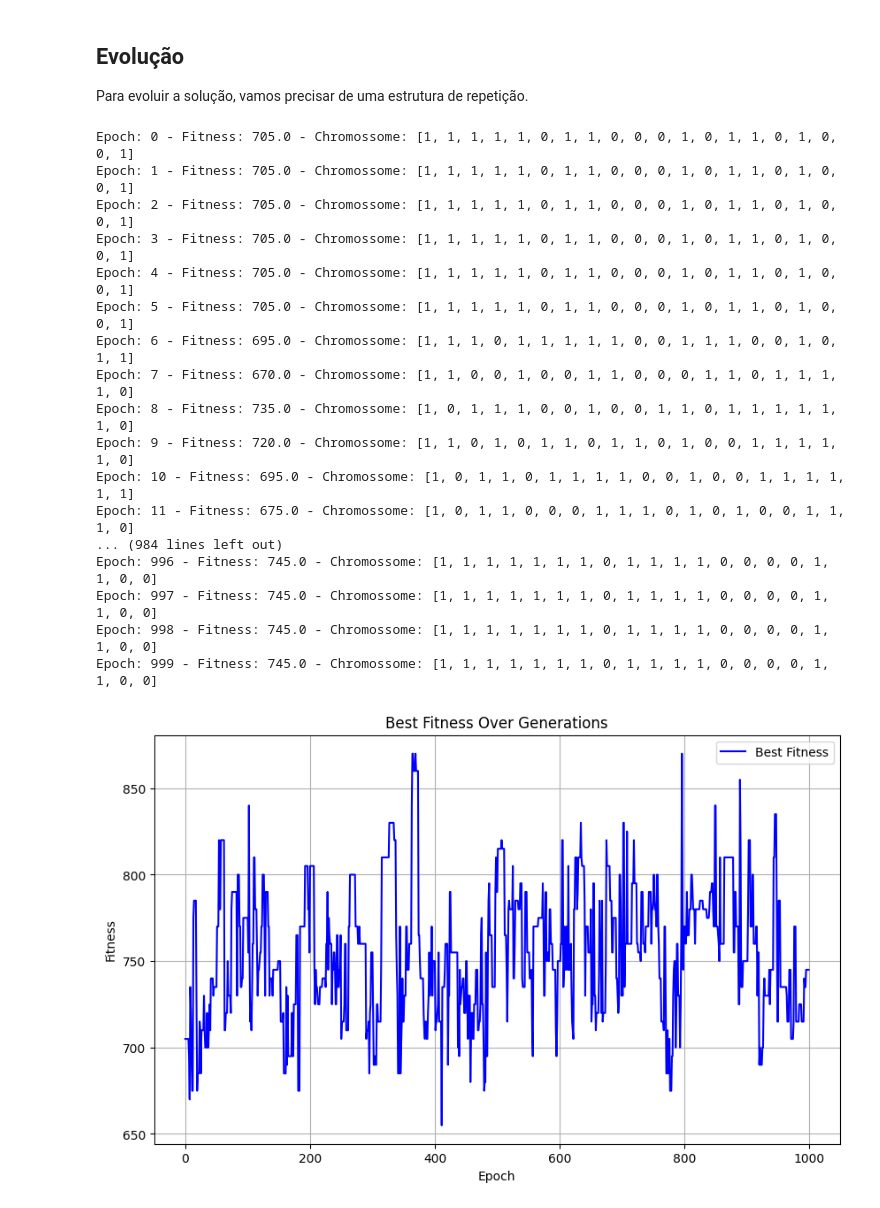
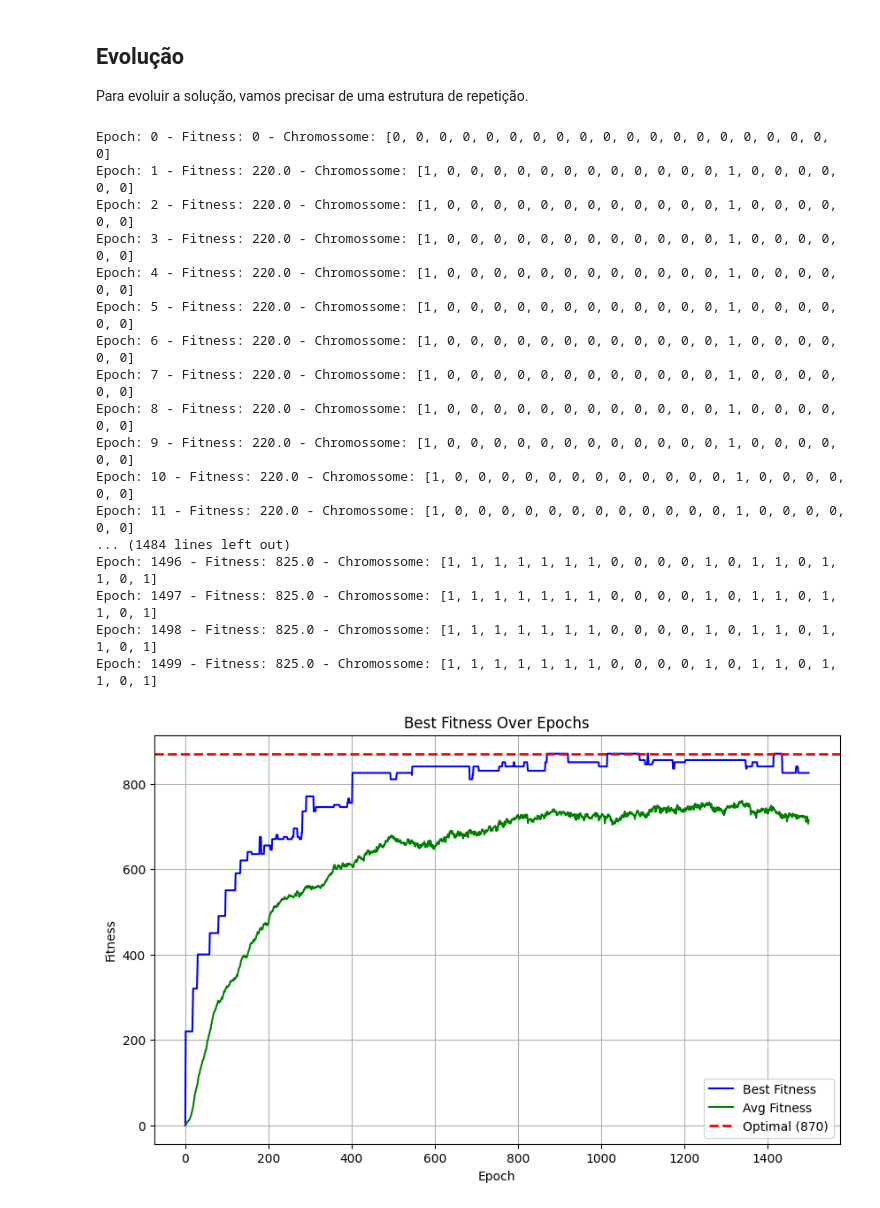
Before and after one commit to TiFalcom/ml-knapsack-problem, a Jupyter notebook: notebooks/knapsack-problem.ipynb, the cells around one changed output. Cells and saved outputs as stored; diff of their text form; code cells hidden in the pictures.

Commit message:
feat: graphical analysis

```diff
--- a/notebooks/knapsack-problem.ipynb
+++ b/notebooks/knapsack-problem.ipynb
@@ -236,13 +272,14 @@ select(chromosomes, 5, 0.1, 0.6, 777)
 ## Log Data
 Também será necessário salvar os dados, para que possamos observar a evolução da solução ao longo das gerações.
 # %%
-def log_data(epoch, chromosomes, fathers_next_gen, mutation_prob, crossover_prob, random_state=None):
+def log_data(epoch, chromosomes, fathers_next_gen, mutation_prob, crossover_prob, warm_start, random_state):
     for chromosome in chromosomes:
         chromosome.get_metrics()
 
     best_chromosome = max(chromosomes)
+    avg_fitness = np.mean([chromosome.fitness for chromosome in chromosomes])
     print_log = f'''Epoch: {epoch} - Fitness: {best_chromosome.fitness} - Chromossome: {best_chromosome.genes}'''
-    data_log = [epoch, best_chromosome.fitness, best_chromosome.genes, len(chromosomes), fathers_next_gen, mutation_prob, crossover_prob, random_state]
+    data_log = [epoch, best_chromosome.fitness, avg_fitness, best_chromosome.genes, len(chromosomes), fathers_next_gen, mutation_prob, crossover_prob, warm_start, random_state]
 
     print(print_log)
     return data_log
@@ -250,53 +287,57 @@ def log_data(epoch, chromosomes, fathers_next_gen, mutation_prob, crossover_prob
 ## Evolução
 Para evoluir a solução, vamos precisar de uma estrutura de repetição.
 # %%
-def evolve(epochs, chromosomes_len, fathers_next_gen, mutation_prob, crossover_prob, random_state=None):
+def evolve(epochs, chromosomes_len, fathers_next_gen, mutation_prob, crossover_prob, warm_start=False, random_state=None):
 
     random.seed(random_state)
     chromosomes = [
-        Chromosome(items, 15, random.randint(0, int(1e9))) for _ in range(chromosomes_len)
+        Chromosome(items, 15,
+                   warm_start=warm_start,
+                   random_state=random.randint(0, int(1e9))) for _ in range(chromosomes_len)
     ]
 
     data_log = []
     for epoch in range(epochs):
-        data_log.append(log_data(epoch, chromosomes, fathers_next_gen, mutation_prob, crossover_prob, random_state))
+        data_log.append(log_data(epoch, chromosomes, fathers_next_gen, mutation_prob, crossover_prob, warm_start, random_state))
         chromosomes = select(chromosomes, fathers_next_gen, mutation_prob, crossover_prob, random_state)
 
     return data_log
 # %%
 # Depois de um tempo ele ta parando de mudar, precisa entender o pq
 # Ele ta evoluindo ao contrário, entender o pq tbm
-data_log = evolve(1000, 50, 25, 0.05, 0.05)
+data_log = evolve(1500, 200, 180, 0.01, 0.01)
 # %% [output]
-Epoch: 0 - Fitness: 705.0 - Chromossome: [1, 1, 1, 1, 1, 0, 1, 1, 0, 0, 0, 1, 0, 1, 1, 0, 1, 0, 0, 1]
-Epoch: 1 - Fitness: 705.0 - Chromossome: [1, 1, 1, 1, 1, 0, 1, 1, 0, 0, 0, 1, 0, 1, 1, 0, 1, 0, 0, 1]
-Epoch: 2 - Fitness: 705.0 - Chromossome: [1, 1, 1, 1, 1, 0, 1, 1, 0, 0, 0, 1, 0, 1, 1, 0, 1, 0, 0, 1]
-Epoch: 3 - Fitness: 705.0 - Chromossome: [1, 1, 1, 1, 1, 0, 1, 1, 0, 0, 0, 1, 0, 1, 1, 0, 1, 0, 0, 1]
-Epoch: 4 - Fitness: 705.0 - Chromossome: [1, 1, 1, 1, 1, 0, 1, 1, 0, 0, 0, 1, 0, 1, 1, 0, 1, 0, 0, 1]
-Epoch: 5 - Fitness: 705.0 - Chromossome: [1, 1, 1, 1, 1, 0, 1, 1, 0, 0, 0, 1, 0, 1, 1, 0, 1, 0, 0, 1]
-Epoch: 6 - Fitness: 695.0 - Chromossome: [1, 1, 1, 0, 1, 1, 1, 1, 1, 0, 0, 1, 1, 1, 0, 0, 1, 0, 1, 1]
-Epoch: 7 - Fitness: 670.0 - Chromossome: [1, 1, 0, 0, 1, 0, 0, 1, 1, 0, 0, 0, 1, 1, 0, 1, 1, 1, 1, 0]
-Epoch: 8 - Fitness: 735.0 - Chromossome: [1, 0, 1, 1, 1, 0, 0, 1, 0, 0, 1, 1, 0, 1, 1, 1, 1, 1, 1, 0]
-Epoch: 9 - Fitness: 720.0 - Chromossome: [1, 1, 0, 1, 0, 1, 1, 0, 1, 1, 0, 1, 0, 0, 1, 1, 1, 1, 1, 0]
-Epoch: 10 - Fitness: 695.0 - Chromossome: [1, 0, 1, 1, 0, 1, 1, 1, 1, 0, 0, 1, 0, 0, 1, 1, 1, 1, 1, 1]
-Epoch: 11 - Fitness: 675.0 - Chromossome: [1, 0, 1, 1, 0, 0, 0, 1, 1, 1, 0, 1, 0, 1, 0, 0, 1, 1, 1, 0]
-... (984 lines left out)
-Epoch: 996 - Fitness: 745.0 - Chromossome: [1, 1, 1, 1, 1, 1, 1, 0, 1, 1, 1, 1, 0, 0, 0, 0, 1, 1, 0, 0]
-Epoch: 997 - Fitness: 745.0 - Chromossome: [1, 1, 1, 1, 1, 1, 1, 0, 1, 1, 1, 1, 0, 0, 0, 0, 1, 1, 0, 0]
-Epoch: 998 - Fitness: 745.0 - Chromossome: [1, 1, 1, 1, 1, 1, 1, 0, 1, 1, 1, 1, 0, 0, 0, 0, 1, 1, 0, 0]
-Epoch: 999 - Fitness: 745.0 - Chromossome: [1, 1, 1, 1, 1, 1, 1, 0, 1, 1, 1, 1, 0, 0, 0, 0, 1, 1, 0, 0]
+Epoch: 0 - Fitness: 0 - Chromossome: [0, 0, 0, 0, 0, 0, 0, 0, 0, 0, 0, 0, 0, 0, 0, 0, 0, 0, 0, 0]
+Epoch: 1 - Fitness: 220.0 - Chromossome: [1, 0, 0, 0, 0, 0, 0, 0, 0, 0, 0, 0, 0, 1, 0, 0, 0, 0, 0, 0]
+Epoch: 2 - Fitness: 220.0 - Chromossome: [1, 0, 0, 0, 0, 0, 0, 0, 0, 0, 0, 0, 0, 1, 0, 0, 0, 0, 0, 0]
+Epoch: 3 - Fitness: 220.0 - Chromossome: [1, 0, 0, 0, 0, 0, 0, 0, 0, 0, 0, 0, 0, 1, 0, 0, 0, 0, 0, 0]
+Epoch: 4 - Fitness: 220.0 - Chromossome: [1, 0, 0, 0, 0, 0, 0, 0, 0, 0, 0, 0, 0, 1, 0, 0, 0, 0, 0, 0]
+Epoch: 5 - Fitness: 220.0 - Chromossome: [1, 0, 0, 0, 0, 0, 0, 0, 0, 0, 0, 0, 0, 1, 0, 0, 0, 0, 0, 0]
+Epoch: 6 - Fitness: 220.0 - Chromossome: [1, 0, 0, 0, 0, 0, 0, 0, 0, 0, 0, 0, 0, 1, 0, 0, 0, 0, 0, 0]
+Epoch: 7 - Fitness: 220.0 - Chromossome: [1, 0, 0, 0, 0, 0, 0, 0, 0, 0, 0, 0, 0, 1, 0, 0, 0, 0, 0, 0]
+Epoch: 8 - Fitness: 220.0 - Chromossome: [1, 0, 0, 0, 0, 0, 0, 0, 0, 0, 0, 0, 0, 1, 0, 0, 0, 0, 0, 0]
+Epoch: 9 - Fitness: 220.0 - Chromossome: [1, 0, 0, 0, 0, 0, 0, 0, 0, 0, 0, 0, 0, 1, 0, 0, 0, 0, 0, 0]
+Epoch: 10 - Fitness: 220.0 - Chromossome: [1, 0, 0, 0, 0, 0, 0, 0, 0, 0, 0, 0, 0, 1, 0, 0, 0, 0, 0, 0]
+Epoch: 11 - Fitness: 220.0 - Chromossome: [1, 0, 0, 0, 0, 0, 0, 0, 0, 0, 0, 0, 0, 1, 0, 0, 0, 0, 0, 0]
+... (1484 lines left out)
+Epoch: 1496 - Fitness: 825.0 - Chromossome: [1, 1, 1, 1, 1, 1, 1, 0, 0, 0, 0, 1, 0, 1, 1, 0, 1, 1, 0, 1]
+Epoch: 1497 - Fitness: 825.0 - Chromossome: [1, 1, 1, 1, 1, 1, 1, 0, 0, 0, 0, 1, 0, 1, 1, 0, 1, 1, 0, 1]
+Epoch: 1498 - Fitness: 825.0 - Chromossome: [1, 1, 1, 1, 1, 1, 1, 0, 0, 0, 0, 1, 0, 1, 1, 0, 1, 1, 0, 1]
+Epoch: 1499 - Fitness: 825.0 - Chromossome: [1, 1, 1, 1, 1, 1, 1, 0, 0, 0, 0, 1, 0, 1, 1, 0, 1, 1, 0, 1]
 # %%
 # DataFrame com os dados coletados
-columns = ["Epoch", "Best_Fitness", "Best_Chromosome", "Population_Size", "Fathers_Next_Gen", "Mutation_Prob", "Crossover_Prob", "Random_State"]
+columns = ["Epoch", "Best_Fitness", "Avg_Fitness", "Best_Chromosome", "Population_Size", "Fathers_Next_Gen", "Mutation_Prob", "Crossover_Prob", "Warm_Start", "Random_State"]
 df = pd.DataFrame(data_log, columns=columns)
 # %%
 plt.figure(figsize=(10, 6))
 plt.plot(df["Epoch"], df["Best_Fitness"], label="Best Fitness", color="blue")
+plt.plot(df["Epoch"], df["Avg_Fitness"], label="Avg Fitness", color="green")
+plt.axhline(y=870, color="red", linestyle="--", linewidth=2, label="Optimal (870)")
 plt.xlabel("Epoch")
 plt.ylabel("Fitness")
-plt.title("Best Fitness Over Generations")
+plt.title("Best Fitness Over Epochs")
 plt.legend()
 plt.grid()
 plt.show()
 # %% [output]
-[figure, old version]
+[figure, new version]
```
Also changed, not shown: parts of 21 cells of this notebook, 1 other file.
